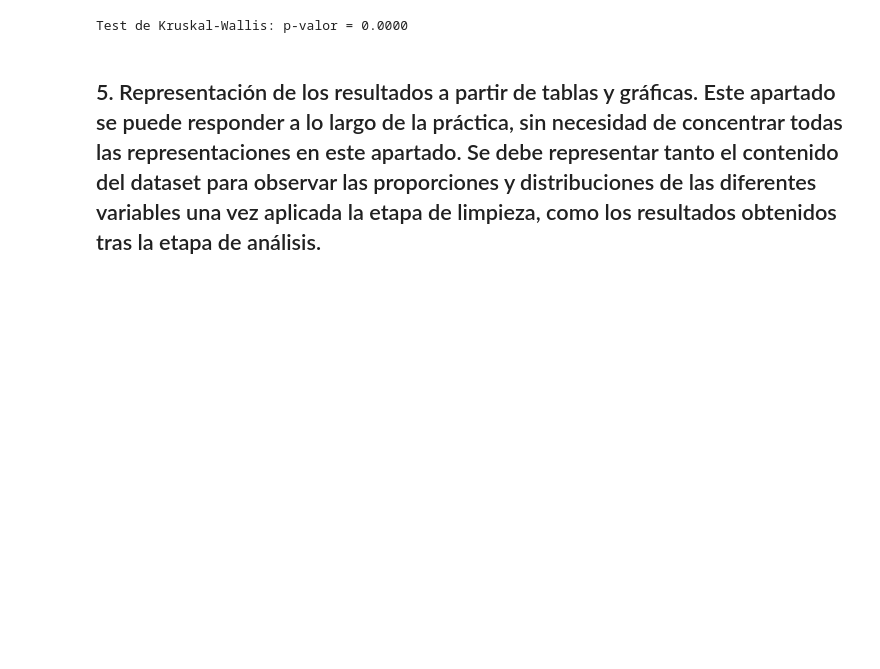
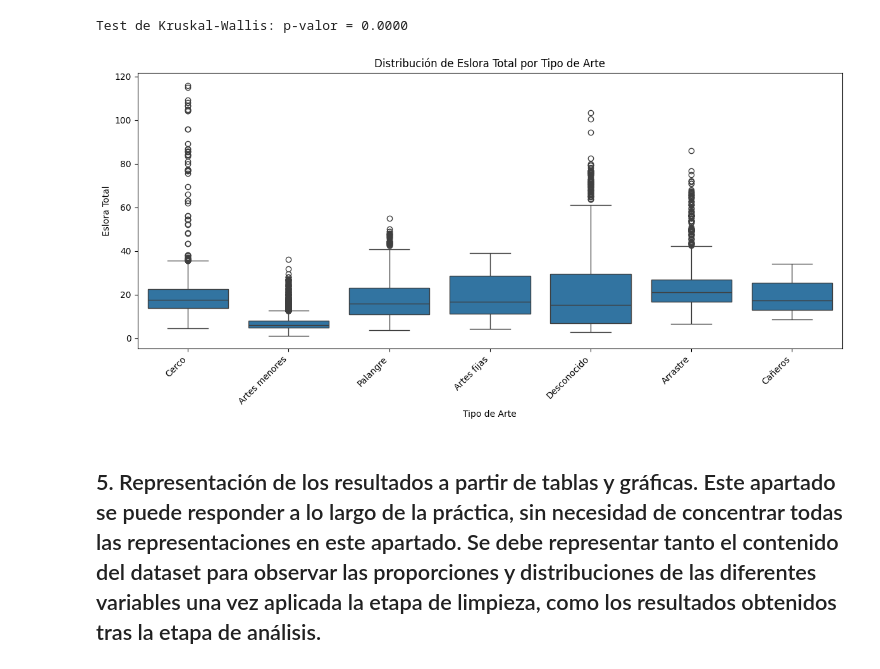
Before and after one commit to LucasZV/tipologia_PR2, a Jupyter notebook: src/Modelado.ipynb, the cells around one changed output. Saved outputs shown, nothing was run; the diff lists cells and outputs as text; code cells hidden in the pictures; blank space fills up the shorter version.

```diff
--- a/src/Modelado.ipynb
+++ b/src/Modelado.ipynb
@@ -483,6 +515,17 @@ stat, p = kruskal(*grupos)
 print(f'Test de Kruskal-Wallis: p-valor = {p:.4f}')
 # %% [output]
 Test de Kruskal-Wallis: p-valor = 0.0000
+# %%
+plt.figure(figsize=(12, 6))
+sns.boxplot(data=data, x='Tipo de Arte', y='eslora_total')
+plt.title('Distribución de Eslora Total por Tipo de Arte')
+plt.xlabel('Tipo de Arte')
+plt.ylabel('Eslora Total')
+plt.xticks(rotation=45, ha='right')
+plt.tight_layout()
+plt.show()
+# %% [output]
+[figure, added]
 # %% [markdown]
 ## 5. Representación de los resultados a partir de tablas y gráficas. Este apartado se puede responder a lo largo de la práctica, sin necesidad de concentrar todas las representaciones en este apartado. Se debe representar tanto el contenido del dataset para observar las proporciones y distribuciones de las diferentes variables una vez aplicada la etapa de limpieza, como los resultados obtenidos tras la etapa de análisis.
 # %% [markdown]
```
Also changed, not shown: parts of 3 cells of this notebook.
